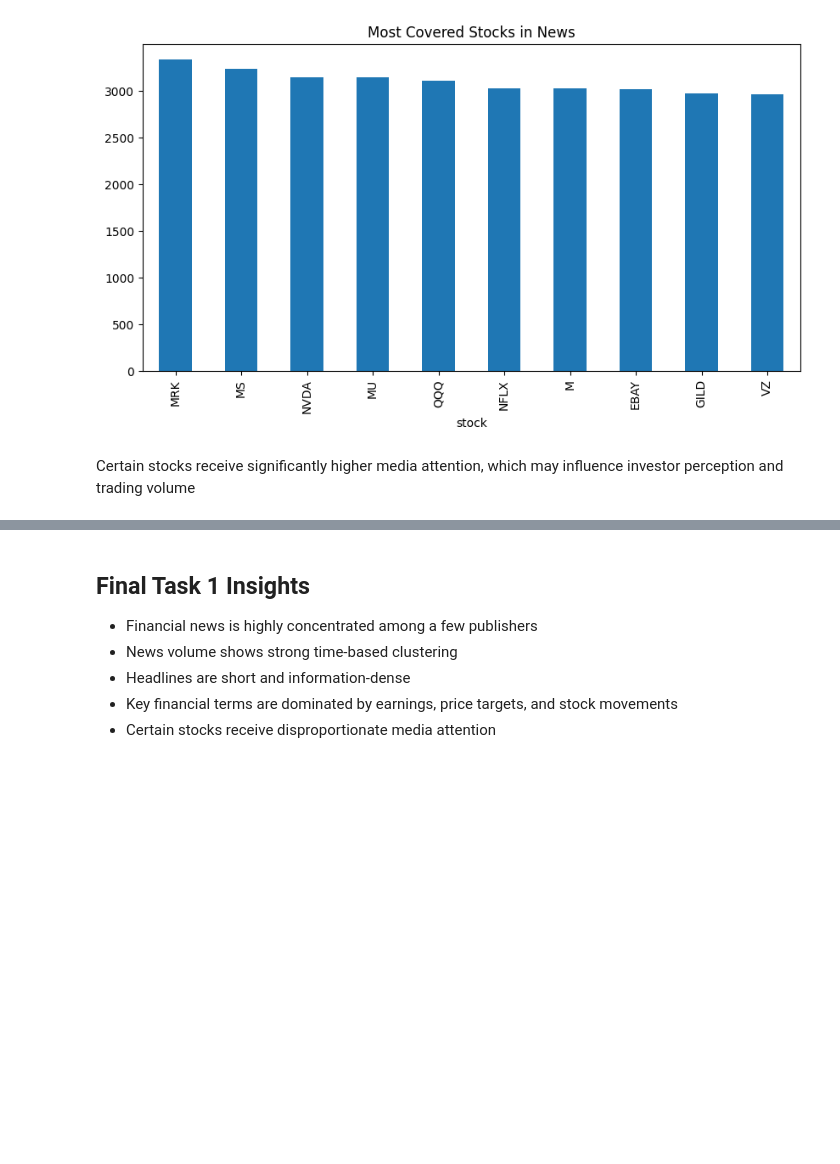
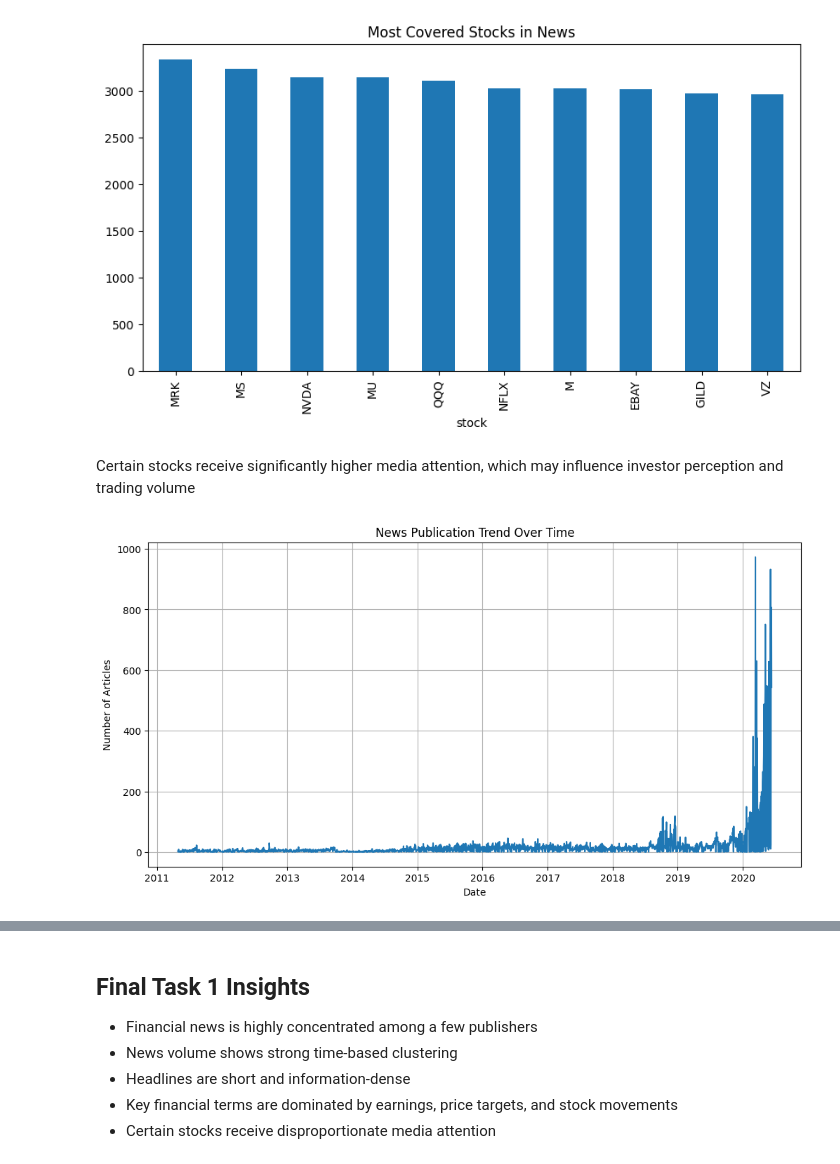
Before and after one commit to Bethabrh/10academy-news-sentiment-analysis, a Jupyter notebook: notebooks/task1_eda.ipynb, the cells around one changed output, grey strips where cells are left out. Drawn from its saved outputs; the diff is of its cells as text; code cells hidden in the pictures; blank space fills up the shorter version.

```diff
--- a/notebooks/task1_eda.ipynb
+++ b/notebooks/task1_eda.ipynb
@@ -367,5 +367,5 @@ plt.title("Most Covered Stocks in News")
 plt.show()
 # %% [output]
 [figure]
-# %% [markdown]
-Certain stocks receive significantly higher media attention, which may influence investor perception and trading volume
+# %% [markdown]
+Certain stocks receive significantly higher media attention, which may influence investor perception and trading volume
@@ -371,0 +377,28 @@ Certain stocks receive significantly higher media attention, which may influence
+# %%
+df = pd.read_csv("../data/raw/raw_analyst_ratings.csv")
+# %%
+# Convert date column safely
+df['date_only'] = pd.to_datetime(df['date'], utc=True, errors='coerce')
+
+# Keep only date part
+df['date_only'] = df['date_only'].dt.date
+
+# Count news articles per day
+daily_news = df.groupby('date_only').size()
+
+# Create plot
+plt.figure(figsize=(12,6))
+
+daily_news.plot()
+
+plt.title("News Publication Trend Over Time")
+plt.xlabel("Date")
+plt.ylabel("Number of Articles")
+
+plt.grid(True)
+
+plt.savefig("figure1_publication_trend.png")
+
+plt.show()
+# %% [output]
+[figure, added]
```
Also changed, not shown: parts of 14 cells of this notebook, 4 other files.
